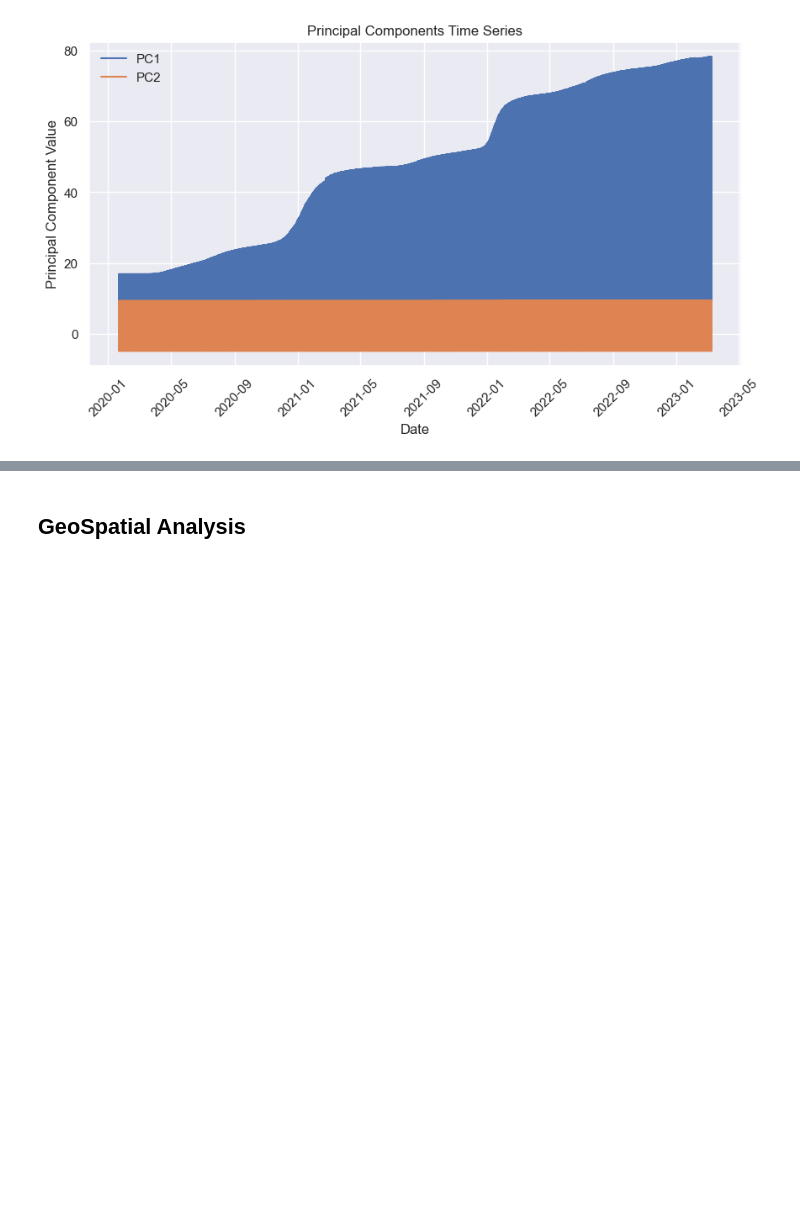
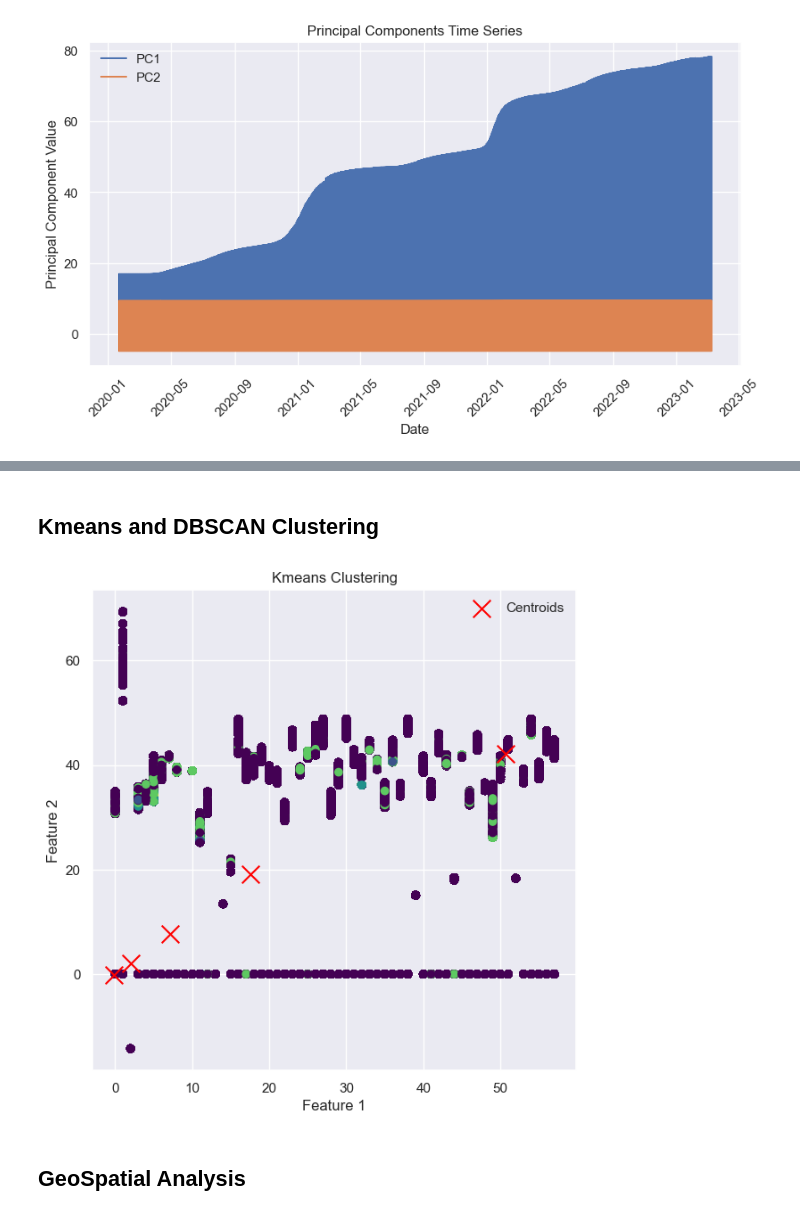
Before and after one commit to joshmatni/cs431-project, a Jupyter notebook: eda_covid.ipynb, the cells around one changed output, grey strips where cells are left out. Drawn from its saved outputs; the diff is of its cells as text; code cells hidden in the pictures; blank space fills up the shorter version.

Commit message:
kmeans

```diff
--- a/eda_covid.ipynb
+++ b/eda_covid.ipynb
@@ -343,6 +343,6 @@ dtype: int64
 ## Feature Engineering and Distributions and Clustering
 # %%
 # prep data for pca (just use relevant columns for now)
-to_drop = ['iso2', 'iso3', 'Combined_Key', 'Country_Region', 'code3', 'UID']
+to_drop = ['iso2', 'iso3', 'Combined_Key', 'Country_Region', 'code3', 'UID', 'FIPS', 'County']
 pca_df = merged_df.drop(columns=to_drop)
 #pca_df.head()
@@ -444,3 +442,34 @@ dtype: int64
+# %% [markdown]
+## Kmeans and DBSCAN Clustering
+# %%
+from sklearn.cluster import KMeans
+
+#pca_df['Deaths_log'] = np.log1p(pca_df['Deaths'])  # log(Deaths + 1) to handle zeros
+
+scaler = StandardScaler()
+scaled_kmeans_data = scaler.fit_transform(pca_df[['Cases', 'Deaths']])
+kmeans = KMeans(n_clusters=5)
+kmeans.fit(scaled_kmeans_data)
+
+
+labels = kmeans.labels_
+centroids = kmeans.cluster_centers_
+
+plt.figure(figsize=(7,7))
+# plot data points (color cordinated by cluster)
+plt.scatter(pca_df.iloc[:,0], pca_df.iloc[:,1], c=labels, cmap='viridis')
+
+# plot centroids
+plt.scatter(centroids[:,0], centroids[:,1], marker='x', s=200, c='red', label='Centroids')
+
+plt.xlabel('Feature 1')
+plt.ylabel('Feature 2')
+plt.title('Kmeans Clustering')
+
+plt.legend()
+plt.show()
+# %% [output]
+[figure, added]
 # %% [markdown]
 ## GeoSpatial Analysis
 # %%
```
Also changed, not shown: parts of 2 cells of this notebook.
